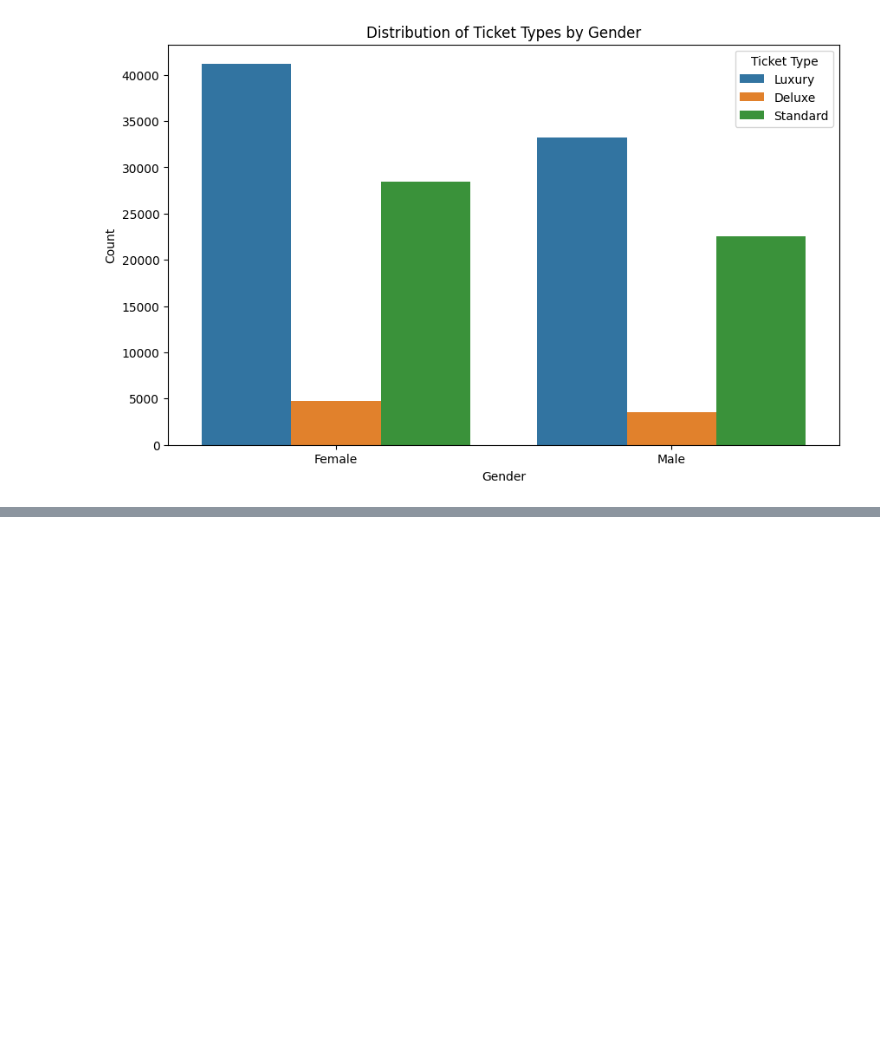
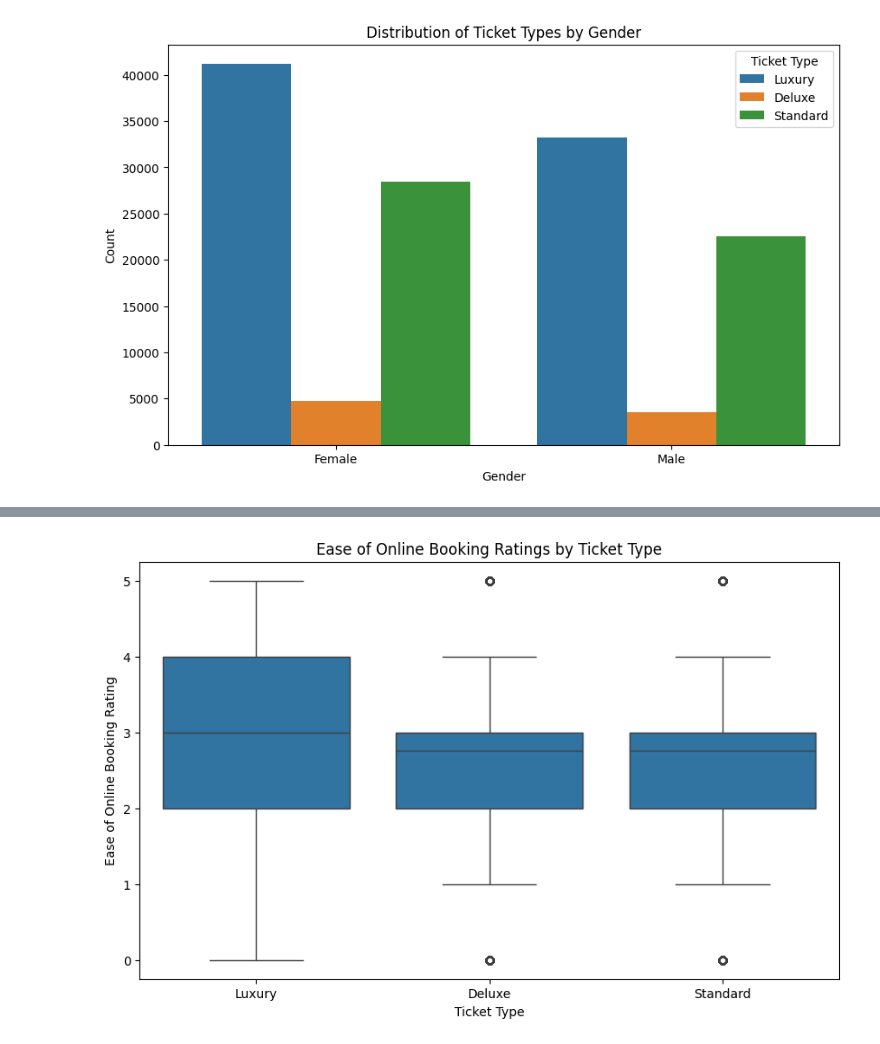
Before and after one commit to usmanjalil1/ShipSail_EDA, a Jupyter notebook: EDA.ipynb, the cells around one changed output, grey strips where cells are left out. Cells and saved outputs as stored; diff of their text form; code cells hidden in the pictures; blank space fills up the shorter version.

```diff
--- a/EDA.ipynb
+++ b/EDA.ipynb
@@ -185,0 +219,9 @@ plt.show()
+# %%
+plt.figure(figsize=(10, 6))
+sns.boxplot(data=combined_df, x='Ticket Type', y='Ease of Online booking')
+plt.title('Ease of Online Booking Ratings by Ticket Type')
+plt.xlabel('Ticket Type')
+plt.ylabel('Ease of Online Booking Rating')
+plt.show()
+# %% [output]
+[figure, added]
```
Also changed, not shown: parts of 15 cells of this notebook.
